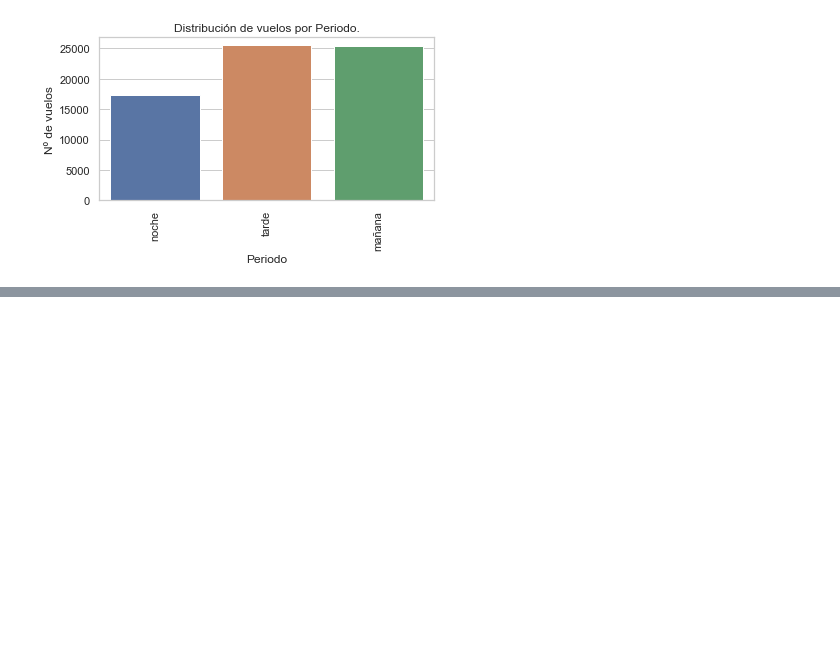
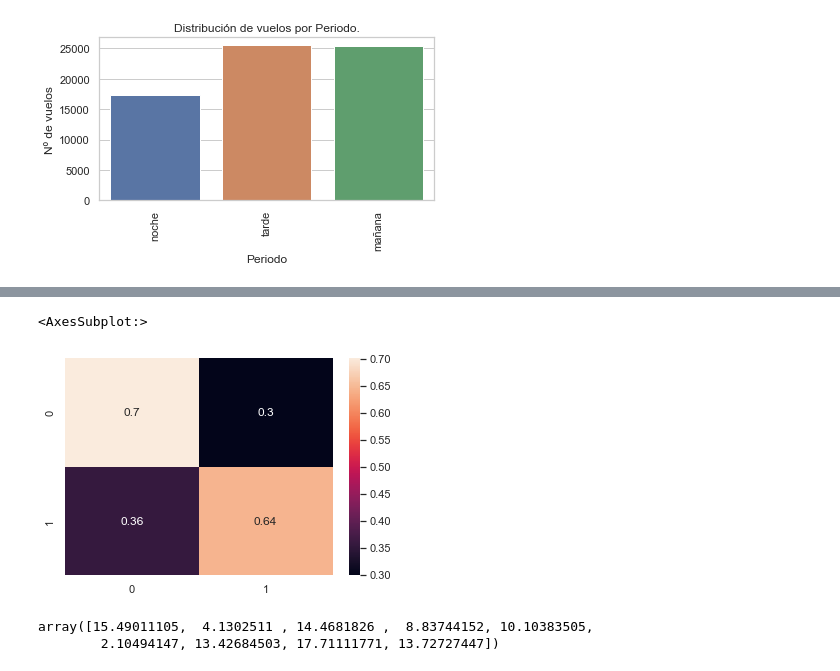
Before and after one commit to likkens/ch-neuralworks, a Jupyter notebook: Challenge-Atrasos.ipynb, the cells around one changed output, grey strips where cells are left out. Saved outputs shown, nothing was run; the diff lists cells and outputs as text; code cells hidden in the pictures; blank space fills up the shorter version.

Commit message:
chore: model training

```diff
--- a/Challenge-Atrasos.ipynb
+++ b/Challenge-Atrasos.ipynb
@@ -275 +395,4 @@ Name: periodo_dia, dtype: int64
+# %%
+df = df.merge(df_clima, how='left', left_on = ['AÑO', 'MES', 'DIA'], right_on=['año', 'mes', 'dia'])
+df.loc[:, 'TIPOVUELO'] = df.loc[:, 'TIPOVUELO'].apply(lambda x: 1 if x == "I" else 0)
 # %% [markdown]
@@ -278,0 +400,3 @@ Name: periodo_dia, dtype: int64
+# %%
+df_final = df.loc[:, ['Emp-I', 'TIPOVUELO', 'Des-I', 'DIANOM', 'periodo_dia', 'temporada_alta', 't_media', 't_minima', 't_maxima','atraso_15']]
+df_final.sample(10)
@@ -278,0 +415,11 @@ Name: periodo_dia, dtype: int64
+# %%
+
+cat_features = ['Emp-I', 'Des-I', 'DIANOM', 'periodo_dia']
+X = df_final.loc[:, df_final.columns != 'atraso_15']
+y = df_final['atraso_15']
+X_train, X_test, y_train, y_test = train_test_split(X, y, test_size=0.33, random_state=42)
+# %%
+model = CatBoostClassifier(auto_class_weights='Balanced')
+model.fit(X_train, y_train, cat_features)
+preds_class = model.predict(X_test)
+preds_proba = model.predict_proba(X_test)
@@ -278,0 +450,10 @@ Name: periodo_dia, dtype: int64
+# %%
+sns.heatmap(confusion_matrix(y_true = y_test, y_pred = preds_class, normalize='true'), annot=True)
+# %% [output]
+<AxesSubplot:>
+[figure, added]
+# %%
+model.get_feature_importance()
+# %% [output]
+array([15.49011105,  4.1302511 , 14.4681826 ,  8.83744152, 10.10383505,
+        2.10494147, 13.42684503, 17.71111771, 13.72727447])
```
Also changed, not shown: parts of 63 cells of this notebook.
